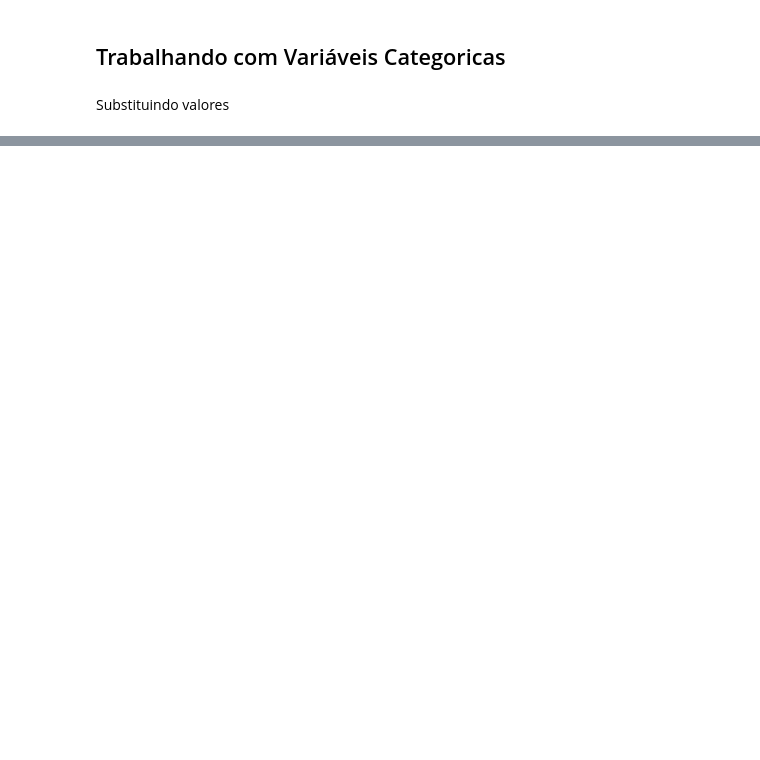
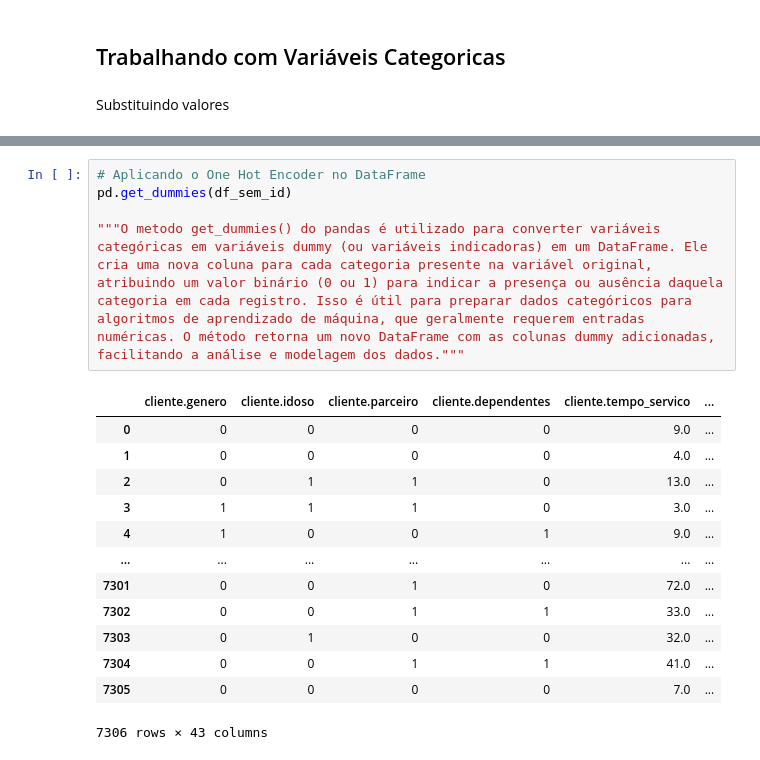
Before and after one commit to Iltonns/Estudo-e-Projetos-Alura, a Jupyter notebook: Python para Data Sciense/Pandas/Limpeza e tratamento de dados/Limpeza e tratamento de dados.ipynb, the cells around one changed output, grey strips where cells are left out. Saved outputs shown, nothing was run; the diff lists cells and outputs as text; blank space fills up the shorter version.

```diff
--- a/Python para Data Sciense/Pandas/Limpeza e tratamento de dados/Limpeza e tratamento de dados.ipynb
+++ b/Python para Data Sciense/Pandas/Limpeza e tratamento de dados/Limpeza e tratamento de dados.ipynb
@@ -771,0 +966,19 @@ df_sem_outliers
+# %%
+# Aplicando o One Hot Encoder no DataFrame
+pd.get_dummies(df_sem_id)
+
+"""O metodo get_dummies() do pandas é utilizado para converter variáveis categóricas em variáveis dummy (ou variáveis indicadoras) em um DataFrame. Ele cria uma nova coluna para cada categoria presente na variável original, atribuindo um valor binário (0 ou 1) para indicar a presença ou ausência daquela categoria em cada registro. Isso é útil para preparar dados categóricos para algoritmos de aprendizado de máquina, que geralmente requerem entradas numéricas. O método retorna um novo DataFrame com as colunas dummy adicionadas, facilitando a análise e modelagem dos dados."""
+# %% [output]
+|  | cliente.genero | cliente.idoso | cliente.parceiro | cliente.dependentes | cliente.tempo_servico | ... |
+| 0 | 0 | 0 | 0 | 0 | 9.0 | ... |
+| 1 | 0 | 0 | 0 | 0 | 4.0 | ... |
+| 2 | 0 | 1 | 1 | 0 | 13.0 | ... |
+| 3 | 1 | 1 | 1 | 0 | 3.0 | ... |
+| 4 | 1 | 0 | 0 | 1 | 9.0 | ... |
+| ... | ... | ... | ... | ... | ... | ... |
+| 7301 | 0 | 0 | 1 | 0 | 72.0 | ... |
+| 7302 | 0 | 0 | 1 | 1 | 33.0 | ... |
+| 7303 | 0 | 1 | 0 | 0 | 32.0 | ... |
+| 7304 | 0 | 0 | 1 | 1 | 41.0 | ... |
+| 7305 | 0 | 0 | 0 | 0 | 7.0 | ... |
+7306 rows × 43 columns
```
Also changed, not shown: parts of 26 cells of this notebook.
